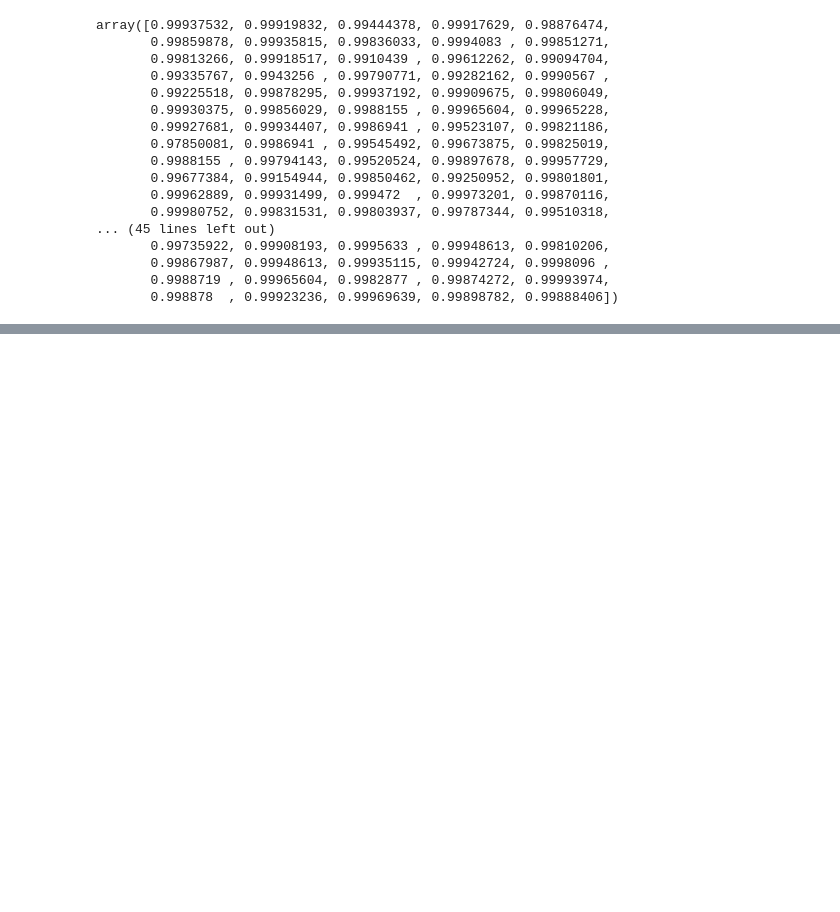
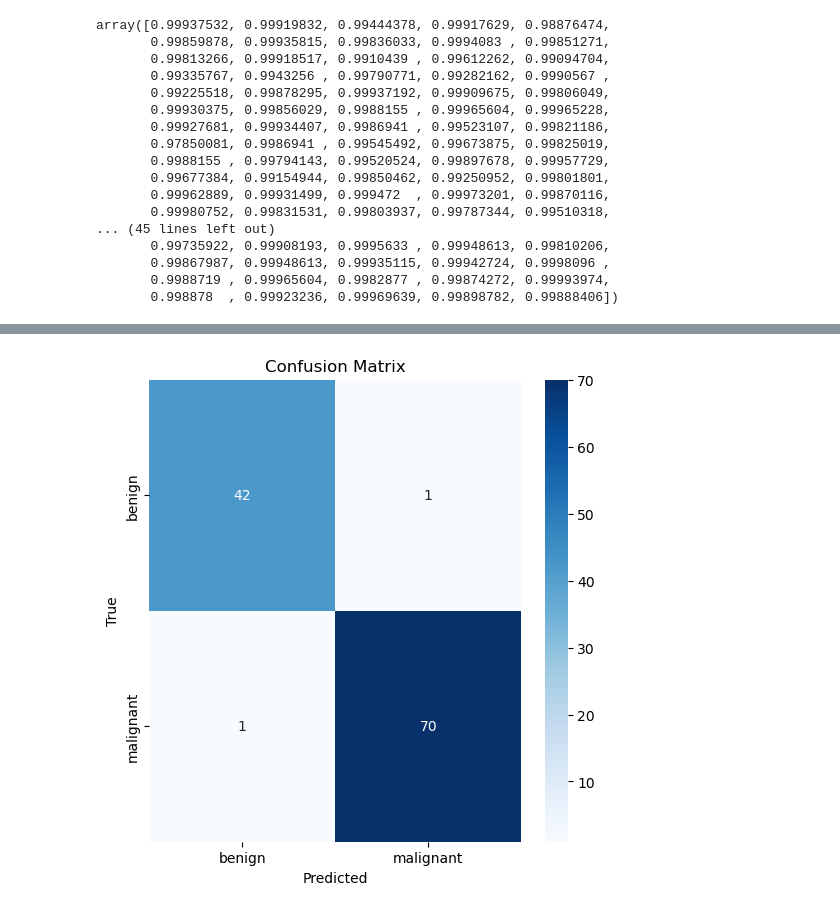
Before and after one commit to siljabl/CompSci-Projects, a Jupyter notebook: Project1/project1.ipynb, the cells around one changed output, grey strips where cells are left out. Drawn from its saved outputs; the diff is of its cells as text; code cells hidden in the pictures; blank space fills up the shorter version.

```diff
--- a/Project1/project1.ipynb
+++ b/Project1/project1.ipynb
@@ -556,0 +631,14 @@ array([0.99937532, 0.99919832, 0.99444378, 0.99917629, 0.98876474,
+# %%
+# Calculate confusion matrix
+conf_mat = confusion_matrix(y_test, y_pred_labels)
+
+# Plot confusion matrix
+labels = ['benign', 'malignant']
+plt.figure(figsize=(6, 6))
+sns.heatmap(conf_mat, annot=True, fmt='d', cmap='Blues', xticklabels=labels, yticklabels=labels)
+plt.xlabel('Predicted')
+plt.ylabel('True')
+plt.title('Confusion Matrix')
+plt.show()
+# %% [output]
+[figure, added]
```
Also changed, not shown: parts of 7 cells of this notebook.
